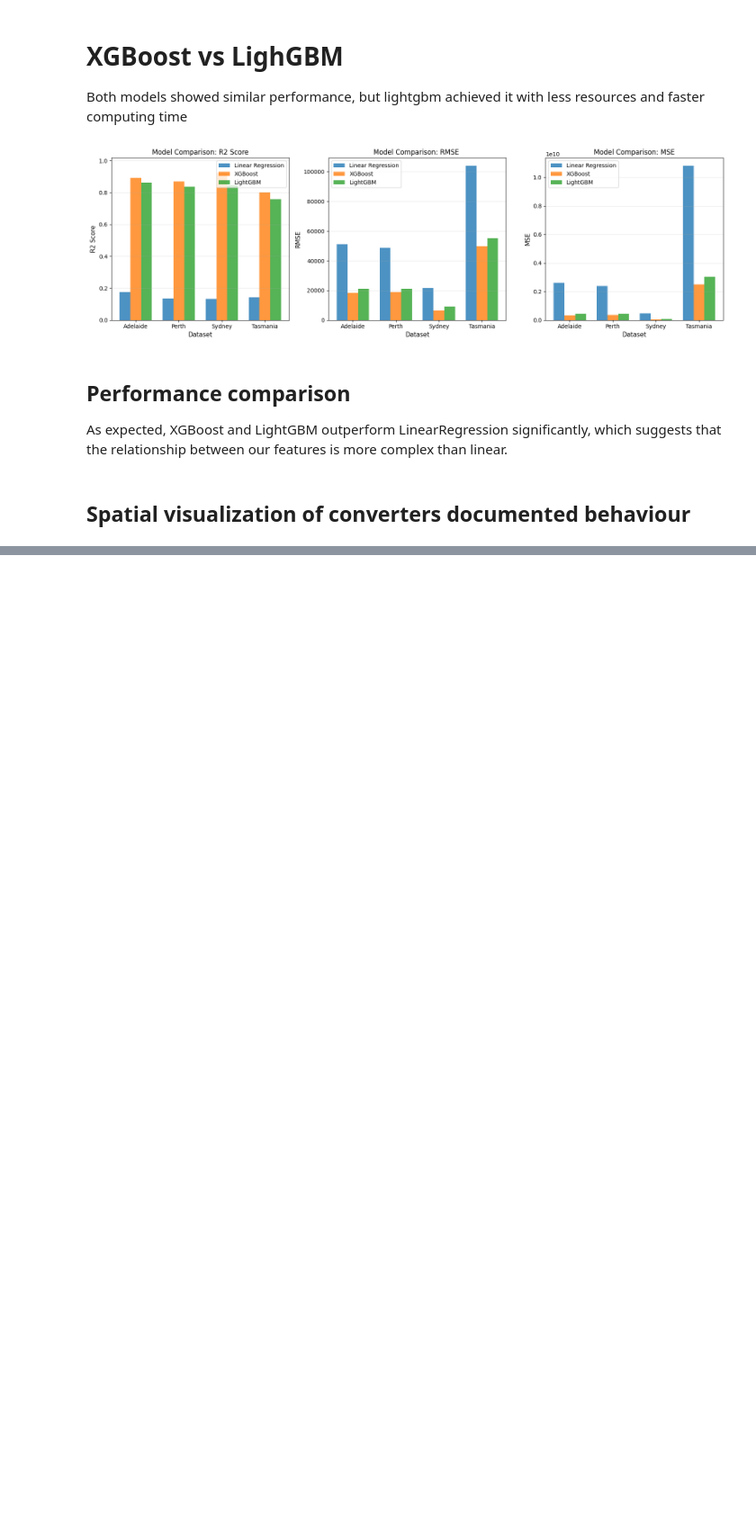
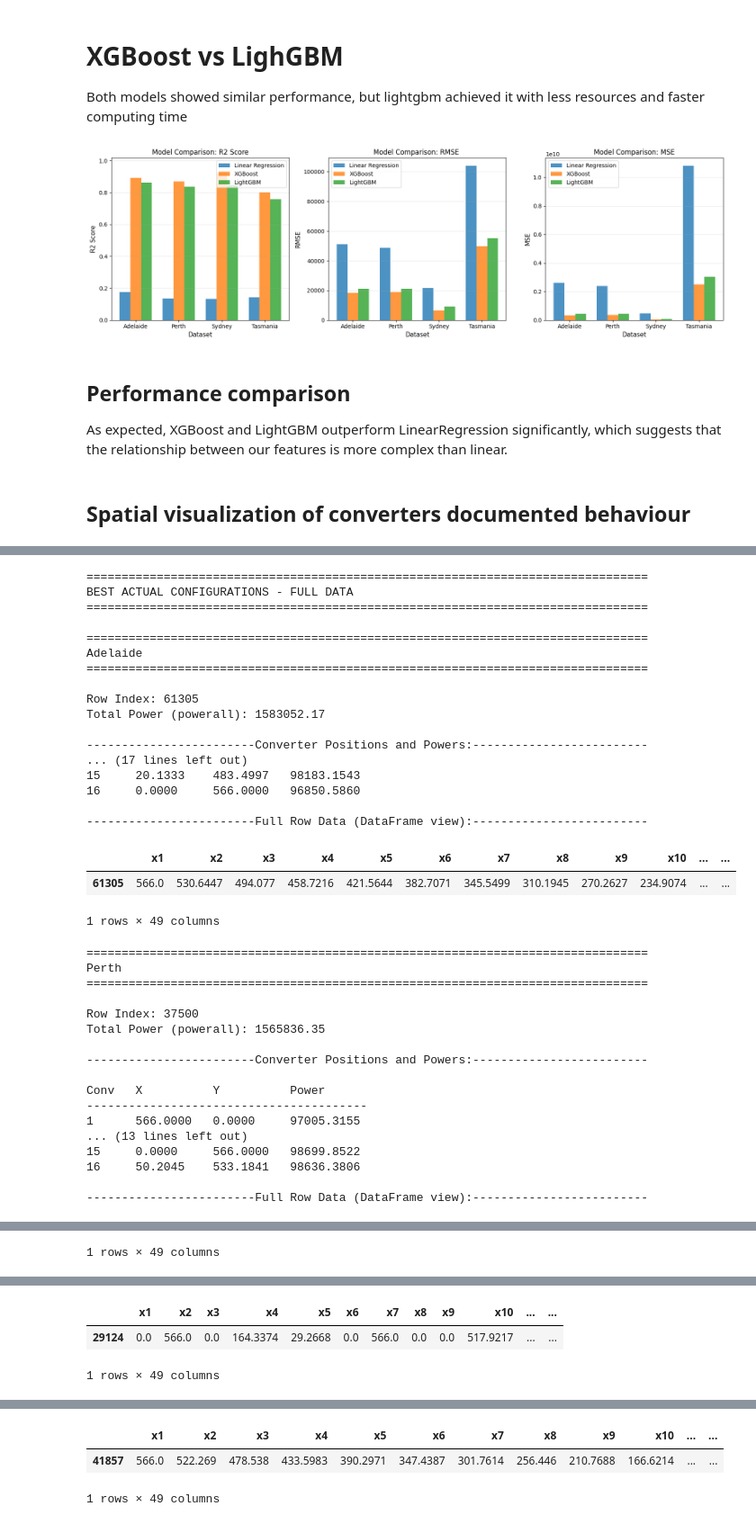
Before and after one commit to vect000r/datascience, a Jupyter notebook: WEC/WEC.ipynb, the cells around one changed output, grey strips where cells are left out. Shown at 90% size. Cells and saved outputs as stored; diff of their text form; code cells hidden in the pictures; blank space fills up the shorter version.

Commit message:
fix:: changed old plots to correct ones

```diff
--- a/WEC/WEC.ipynb
+++ b/WEC/WEC.ipynb
@@ -644,0 +589,73 @@ plt.show()
+# %%
+# Display full rows with BEST ACTUAL configurations
+
+print("="*80)
+print("BEST ACTUAL CONFIGURATIONS - FULL DATA")
+print("="*80)
+
+for plot_idx, dataset in enumerate(datasets):
+    print(f"\n{'='*80}")
+    print(f"{dataset_names[plot_idx]}")
+    print(f"{'='*80}")
+
+    # Find row with highest actual powerall
+    best_actual_idx = dataset['powerall'].idxmax()
+    best_actual_row = dataset.loc[best_actual_idx]
+    best_actual_power = best_actual_row['powerall']
+
+    print(f"\nRow Index: {best_actual_idx}")
+    print(f"Total Power (powerall): {best_actual_power:.2f}")
+    print(f"\n{'Converter Positions and Powers:':-^80}")
+
+    # Display in organized format
+    print(f"\n{'Conv':<6} {'X':<10} {'Y':<10} {'Power':<10}")
+    print("-" * 40)
+    for i in range(1, 17):
+        x_val = best_actual_row[f'x{i}']
+        y_val = best_actual_row[f'y{i}']
+        p_val = best_actual_row[f'p{i}']
+        print(f"{i:<6} {x_val:<10.4f} {y_val:<10.4f} {p_val:<10.4f}")
+
+    # Also display as DataFrame for easy viewing
+    print(f"\n{'Full Row Data (DataFrame view):':-^80}")
+    display(pd.DataFrame([best_actual_row]))
+
+    print("\n")
+# %% [output]
+================================================================================
+BEST ACTUAL CONFIGURATIONS - FULL DATA
+================================================================================
+
+================================================================================
+Adelaide
+================================================================================
+
+Row Index: 61305
+Total Power (powerall): 1583052.17
+
+------------------------Converter Positions and Powers:-------------------------
+... (17 lines left out)
+15     20.1333    483.4997   98183.1543
+16     0.0000     566.0000   96850.5860
+
+------------------------Full Row Data (DataFrame view):-------------------------
+|  | x1 | x2 | x3 | x4 | x5 | x6 | x7 | x8 | x9 | x10 | ... | ... |
+| 61305 | 566.0 | 530.6447 | 494.077 | 458.7216 | 421.5644 | 382.7071 | 345.5499 | 310.1945 | 270.2627 | 234.9074 | ... | ... |
+1 rows × 49 columns
+================================================================================
+Perth
+================================================================================
+
+Row Index: 37500
+Total Power (powerall): 1565836.35
+
+------------------------Converter Positions and Powers:-------------------------
+
+Conv   X          Y          Power
+----------------------------------------
+1      566.0000   0.0000     97005.3155
+... (13 lines left out)
+15     0.0000     566.0000   98699.8522
+16     50.2045    533.1841   98636.3806
+
+------------------------Full Row Data (DataFrame view):-------------------------
@@ -644,0 +664 @@ plt.show()
+1 rows × 49 columns
@@ -644,0 +682,3 @@ plt.show()
+|  | x1 | x2 | x3 | x4 | x5 | x6 | x7 | x8 | x9 | x10 | ... | ... |
+| 29124 | 0.0 | 566.0 | 0.0 | 164.3374 | 29.2668 | 0.0 | 566.0 | 0.0 | 0.0 | 517.9217 | ... | ... |
+1 rows × 49 columns
@@ -644,0 +702,3 @@ plt.show()
+|  | x1 | x2 | x3 | x4 | x5 | x6 | x7 | x8 | x9 | x10 | ... | ... |
+| 41857 | 566.0 | 522.269 | 478.538 | 433.5983 | 390.2971 | 347.4387 | 301.7614 | 256.446 | 210.7688 | 166.6214 | ... | ... |
+1 rows × 49 columns
```
Also changed, not shown: parts of 3 cells of this notebook.
